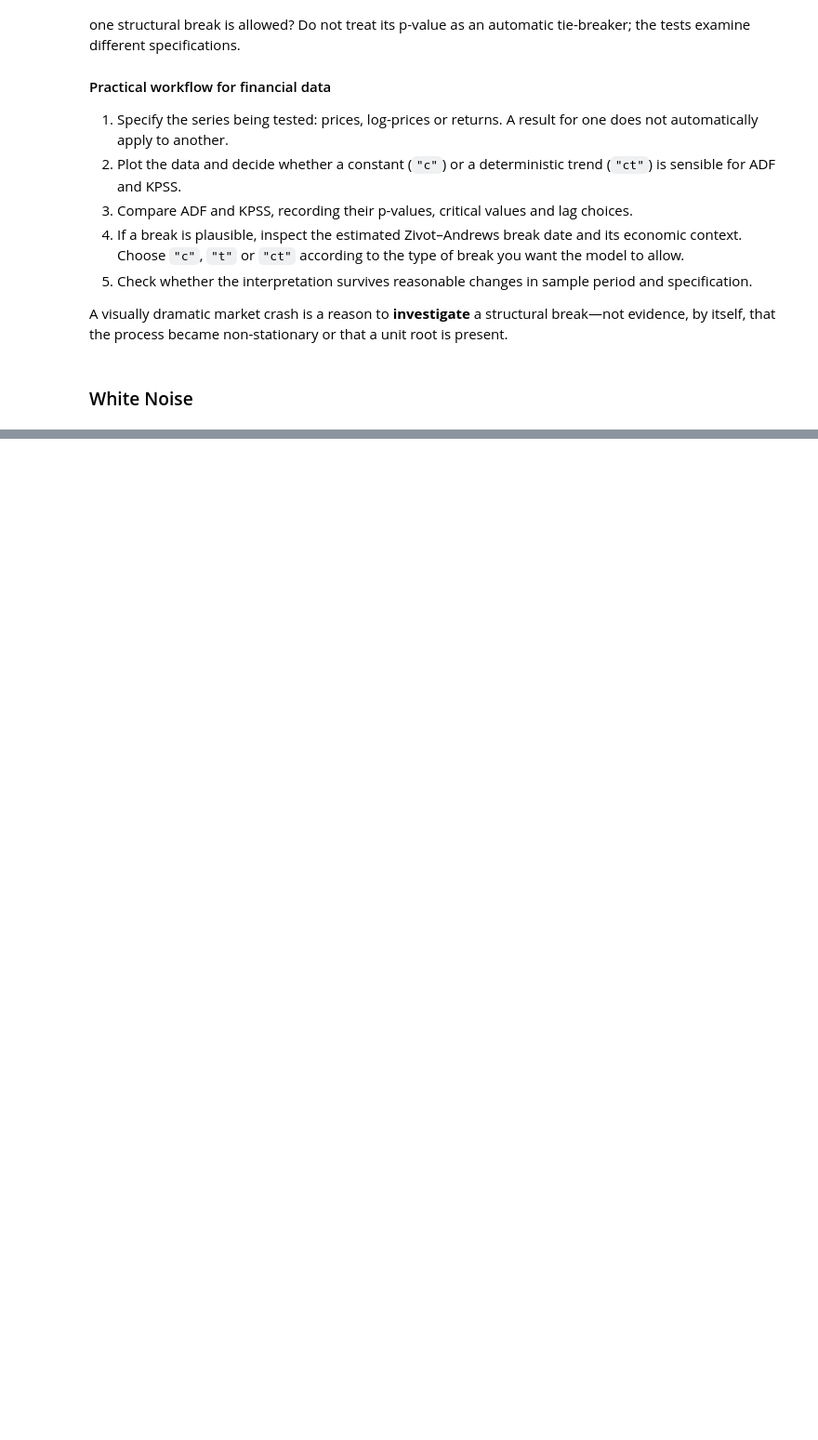
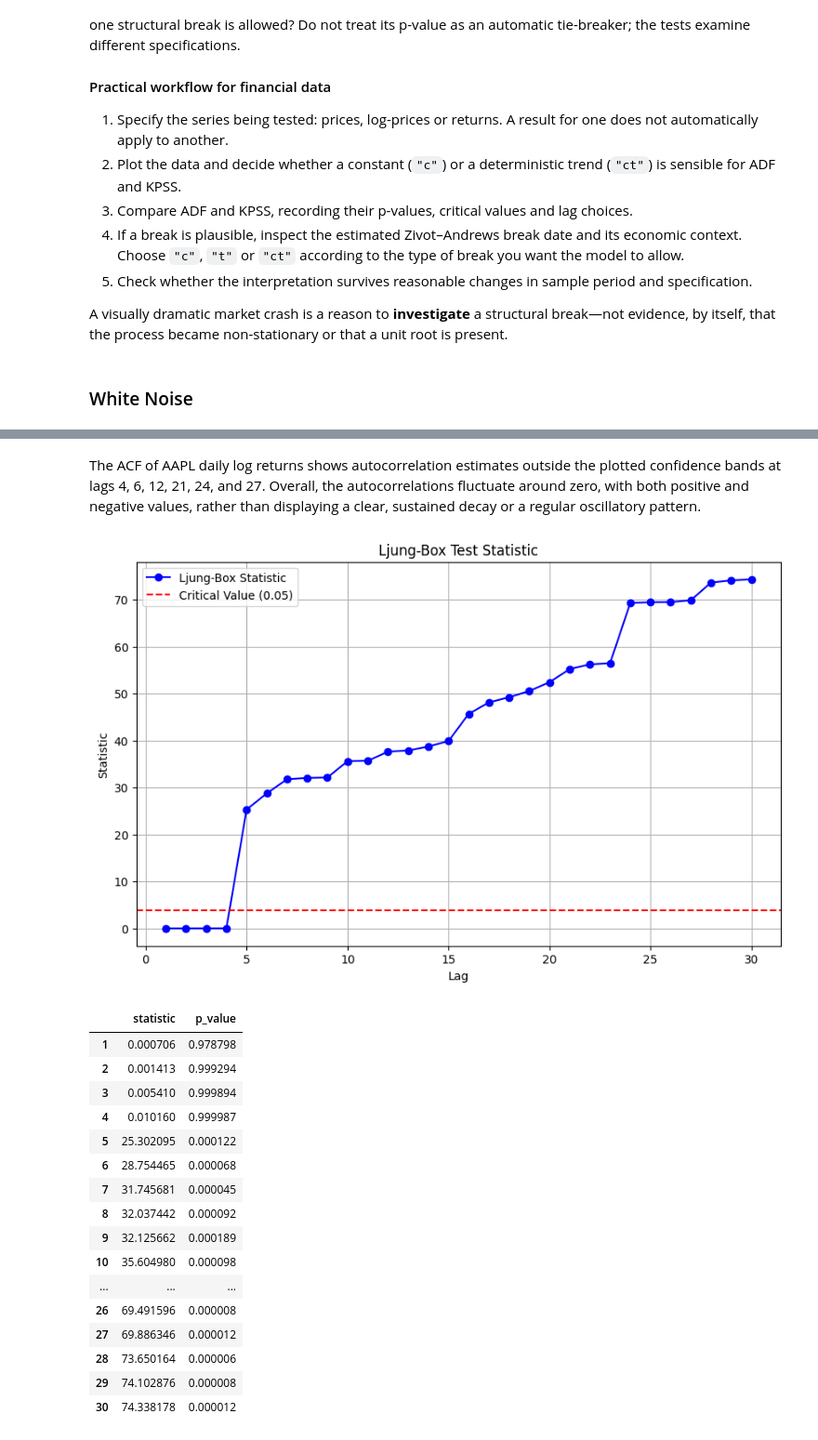
Before and after one commit to Aurami11/financial_times_series, a Jupyter notebook: 2_simple_linear_times_series.ipynb, the cells around one changed output, grey strips where cells are left out. Shown at 93% size. Cells and saved outputs as stored; diff of their text form; code cells hidden in the pictures; blank space fills up the shorter version.

```diff
--- a/2_simple_linear_times_series.ipynb
+++ b/2_simple_linear_times_series.ipynb
@@ -175,0 +227,23 @@ A visually dramatic market crash is a reason to **investigate** a structural bre
+# %% [markdown]
+The ACF of AAPL daily log returns shows autocorrelation estimates outside the plotted confidence bands at lags 4, 6, 12, 21, 24, and 27. Overall, the autocorrelations fluctuate around zero, with both positive and negative values, rather than displaying a clear, sustained decay or a regular oscillatory pattern.
+# %%
+acf_analysis.ljung_box_test(lags=30, graph=True)
+# %% [output]
+[figure, added]
+|  | statistic | p_value |
+| 1 | 0.000706 | 0.978798 |
+| 2 | 0.001413 | 0.999294 |
+| 3 | 0.005410 | 0.999894 |
+| 4 | 0.010160 | 0.999987 |
+| 5 | 25.302095 | 0.000122 |
+| 6 | 28.754465 | 0.000068 |
+| 7 | 31.745681 | 0.000045 |
+| 8 | 32.037442 | 0.000092 |
+| 9 | 32.125662 | 0.000189 |
+| 10 | 35.604980 | 0.000098 |
+| ... | ... | ... |
+| 26 | 69.491596 | 0.000008 |
+| 27 | 69.886346 | 0.000012 |
+| 28 | 73.650164 | 0.000006 |
+| 29 | 74.102876 | 0.000008 |
+| 30 | 74.338178 | 0.000012 |
```
Also changed, not shown: parts of 20 cells of this notebook, 2 other files.
